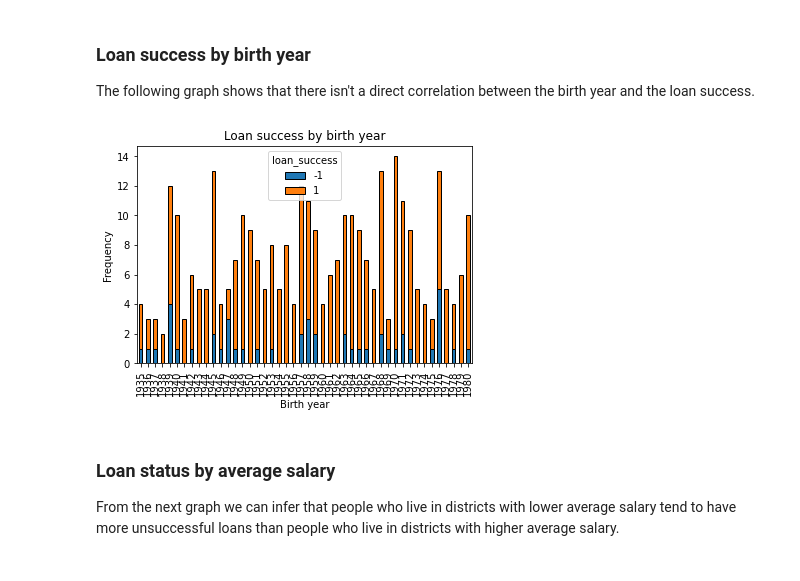
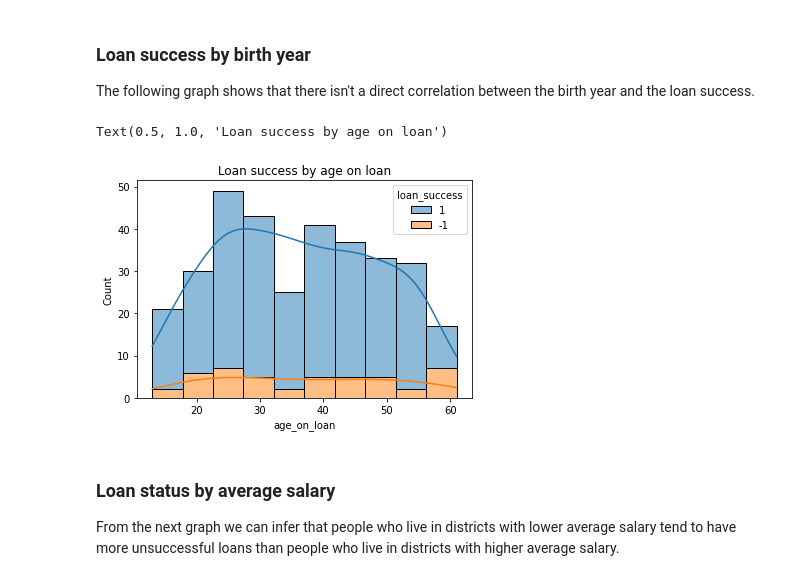
Before and after one commit to biam05/ac-feup, a Jupyter notebook: jupyters/graphs.ipynb, the cells around one changed output. Cells and saved outputs as stored; diff of their text form; code cells hidden in the pictures.

```diff
--- a/jupyters/graphs.ipynb
+++ b/jupyters/graphs.ipynb
@@ -48,24 +55,26 @@ plt.show()
 ### Loan success by birth year
 
 The following graph shows that there isn't a direct correlation between the birth year and the loan success.
-# %%
-birth_year = []
-for i in range(len(df)):
-    birth_year.append(df["birth_number"][i][6:10])
-
-df["birth_year"] = birth_year
-
-successbyyear = pd.crosstab(df["birth_year"], df["loan_success"])
-
-successbyyear.plot(kind="bar", stacked=True, ec="black")
-
-plt.title("Loan success by birth year")
-plt.xlabel("Birth year")
-plt.ylabel("Frequency")
-
-plt.show()
-# %% [output]
-[figure, removed]
+# %%
+columns = ["loan_date", "birth_number"]
+copy = df.copy()
+
+for column in columns:
+    copy[column] = copy[column].apply(lambda x: datetime.datetime.strptime(x, '%d-%m-%Y').strftime('%Y')).astype(int)
+df_age = pd.DataFrame()
+df_age["age_on_loan"] = copy["loan_date"] - copy["birth_number"]
+df_age["loan_success"] = copy["loan_success"]
+
+yes = df_age.loc[df["loan_success"] > -1, "age_on_loan"]
+no = df_age.loc[df["loan_success"] < 1, "age_on_loan"]
+
+df_accepted = pd.DataFrame(data = yes, columns=['age_on_loan']).assign(loan_success = '1')
+df_not_accepted = pd.DataFrame(data = no, columns=['age_on_loan']).assign(loan_success = '-1')
+
+sns.histplot(data=pd.concat([df_accepted, df_not_accepted]), x='age_on_loan', hue='loan_success', multiple="stack", kde=True, alpha=0.5).set_title("Loan success by age on loan")
+# %% [output]
+Text(0.5, 1.0, 'Loan success by age on loan')
+[figure, added]
 # %% [markdown]
 ### Loan status by average salary
 
```
Also changed, not shown: parts of 10 cells of this notebook.
